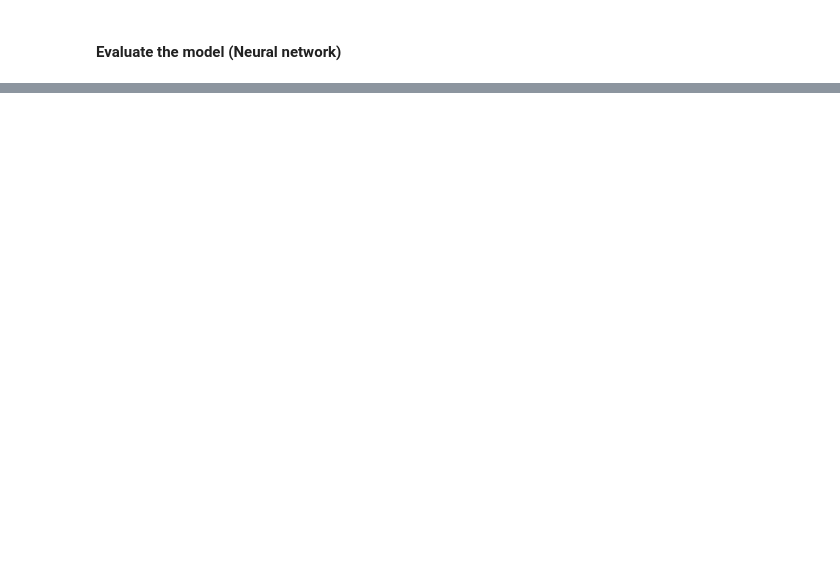
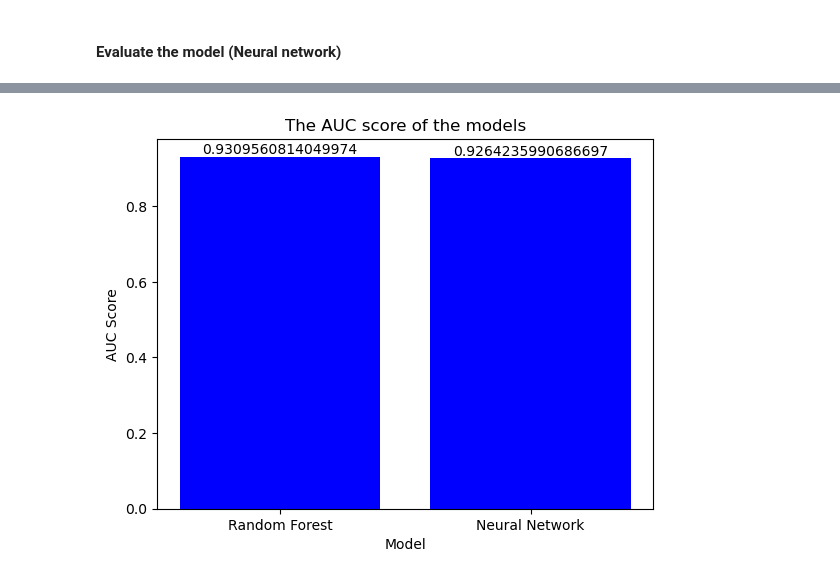
Before and after one commit to ChirathSetunge/Predicting_Term_Deposit_Subscription, a Jupyter notebook: notebooks/Predict Term Deposit Subscription.ipynb, the cells around one changed output, grey strips where cells are left out. Drawn from its saved outputs; the diff is of its cells as text; code cells hidden in the pictures; blank space fills up the shorter version.

```diff
--- a/notebooks/Predict Term Deposit Subscription.ipynb
+++ b/notebooks/Predict Term Deposit Subscription.ipynb
@@ -480,0 +575,15 @@ plt.show()
+# %%
+# plot the AUC score of the models
+auc_score = [roc_auc_score(y_test, y_pred_probRF), roc_auc_score(y_test, y_pred_probNN)]
+model = ['Random Forest', 'Neural Network']
+
+plt.bar(model, auc_score, color='blue')
+# add the auc score values on the bars
+for i in range(len(auc_score)):
+    plt.text(i, auc_score[i], auc_score[i], ha='center', va='bottom')
+plt.xlabel('Model')
+plt.ylabel('AUC Score')
+plt.title('The AUC score of the models')
+plt.show()
+# %% [output]
+[figure, added]
```
Also changed, not shown: parts of 21 cells of this notebook.
